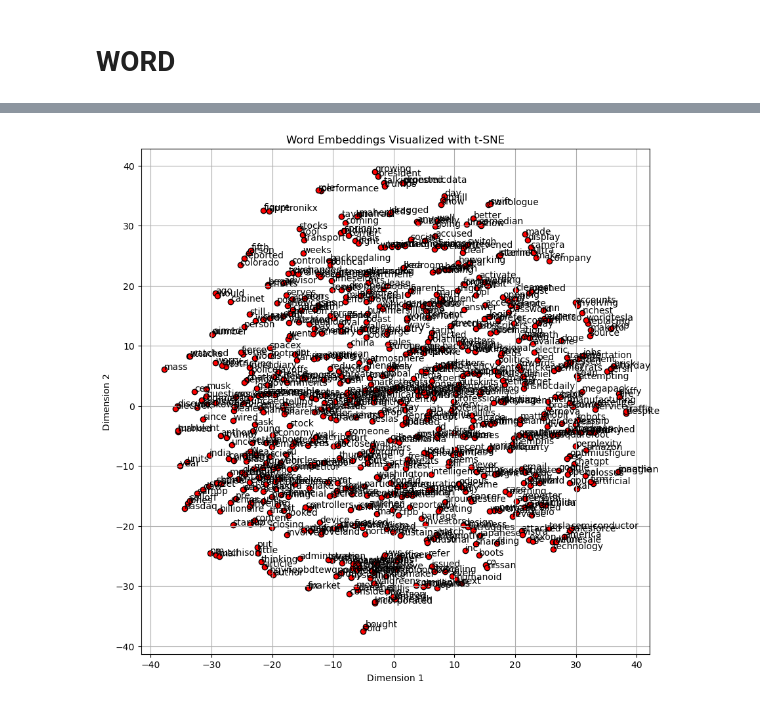
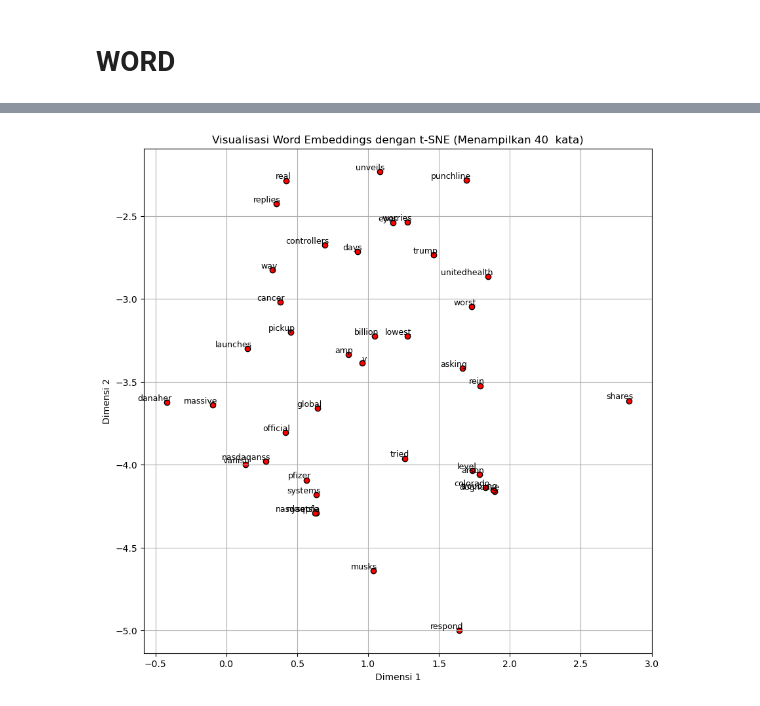
Before and after one commit to wicaksonoleksono/NLP, a Jupyter notebook: WORDSIM/src/word_similarity.ipynb, the cells around one changed output, grey strips where cells are left out. Drawn from its saved outputs; the diff is of its cells as text; code cells hidden in the pictures.

```diff
--- a/WORDSIM/src/word_similarity.ipynb
+++ b/WORDSIM/src/word_similarity.ipynb
@@ -36,7 +37,7 @@ df.head(1)
 df.drop(labels=['urlToImage','publishedAt','source.id','source.name','url','author'],axis=1,inplace=True)
 # %%
 pairs =  createPairs(df,drop=True)
-vocab,word_pairs = pairs.get_vocab_and_pairs(column='content')
+vocab,word_pairs = pairs.get_vocab_and_pairs(column='title')
 # %%
 word_pairs,vocab
 # %% [output]
@@ -97,36 +133,58 @@ def extract_embeddings(model, word2idx):
         embeddings[word] = model.W1[idx]
     return embeddings
 # %%
-def train_example(vocab, training_pairs, epochs, learning_rate=0.01):
+def train(vocab, training_pairs, epochs, learning_rate=0.01):
+    # Membuat kamus (dictionary) yang memetakan setiap kata ke indeks unik berdasarkan vocab
     word2idx = {word: idx for idx, word in enumerate(vocab)}
+    # Membuat instance dari SkipGramModel dengan ukuran vocabulary dan dimensi embedding  "lookup table" 20 dimensi
     model = SkipGramModel(vocab_size=len(vocab), embedding_dim=20)
+    # Menyimpan history loss per epoch
     loss_history = []
+    # Pastikan training_pairs berbentuk list agar dapat diiterasi dengan benar
     if not isinstance(training_pairs, list):
         training_pairs = list(training_pairs)
-    total_pairs = len(training_pairs)  # Total number of training pairs
+    # Mendapatkan total jumlah pasangan training
+    total_pairs = len(training_pairs)
+    # Melakukan iterasi untuk setiap epoch
     for epoch in range(1, epochs + 1):
-        total_loss = 0  # Reset total loss for the current epoch
+        total_loss = 0  # Reset total loss pada awal setiap epoch
+
+        # Menggunakan tqdm untuk menampilkan progress bar selama epoch
         with tqdm(total=total_pairs, desc=f"Epoch {epoch}/{epochs}", unit="pair") as pbar:
+            # Iterasi setiap pasangan (target_word, context_word) pada training_pairs
             for i, (target_word, context_word) in enumerate(training_pairs, start=1):
-                target_vector = np.zeros(len(vocab))
-                target_vector[word2idx[target_word]] = 1
+                # Membuat one-hot encoding untuk kata target
+                target_vector = np.zeros(len(vocab))  # Membuat vector dengan panjang sama dengan vocab
+                target_vector[word2idx[target_word]] = 1  # Set indeks kata target menjadi 1
+                # Membuat one-hot encoding untuk kata konteks
                 context_vector = np.zeros(len(vocab))
-                context_vector[word2idx[context_word]] = 1
+                context_vector[word2idx[context_word]] = 1  # Set indeks kata konteks menjadi 1
+                # Melakukan forward propagation melalui model dengan one-hot vector target
                 hidden, output = model.forward(target_vector)
+                # Menambahkan nilai kecil untuk menghindari log(0)
                 epsilon = 1e-10
+                # Menghitung loss menggunakan negative log likelihood untuk probabilitas kata konteks
                 loss = -np.log(output[word2idx[context_word]] + epsilon)
+                # Melakukan backward propagation untuk update bobot model
                 model.backward(target_vector, context_vector, learning_rate=learning_rate)
+                # Menambahkan loss dari pasangan ini ke total loss epoch
                 total_loss += loss
+                # Update progress bar setiap 20 pasangan
                 if i % 20 == 0:
                     pbar.update(20)
                     pbar.set_postfix(loss=loss)
+            # Jika total pasangan tidak habis dibagi 20, update sisa pasangan
             remainder = total_pairs % 20
             if remainder != 0:
                 pbar.update(remainder)
                 pbar.set_postfix(loss=loss)
+
+        # Menghitung rata-rata loss per pasangan untuk epoch ini
         average_loss = total_loss / total_pairs
         loss_history.append(average_loss)
         print(f"Epoch {epoch}/{epochs}, Average Loss: {average_loss:.6f}")
+
+    # Plot grafik training loss per epoch
     plt.figure(figsize=(10, 5))
     plt.plot(range(1, epochs + 1), loss_history, marker='o')
     plt.title('Training Loss over Epochs')
@@ -135,7 +193,8 @@ def train_example(vocab, training_pairs, epochs, learning_rate=0.01):
     plt.grid(True)
     plt.show()
 
+    # Mengembalikan model yang telah dilatih beserta mapping word-to-index
     return model, word2idx
 # %%
-model,word2idx=train_example(vocab=vocab,training_pairs=word_pairs,epochs=100,learning_rate=0.1)
+model,word2idx=train(vocab=vocab,training_pairs=word_pairs,epochs=100,learning_rate=0.1)
 # %% [output]
@@ -178,4 +266,4 @@ host: 0.4925
 # %%
-plot_embeddings_tsne(embeddings)
+plot_embeddings_tsne(embeddings,max_display=40)
 # %% [output]
-[figure, old version]
+[figure, new version]
```
Also changed, not shown: parts of 9 cells of this notebook, 10 other files.
